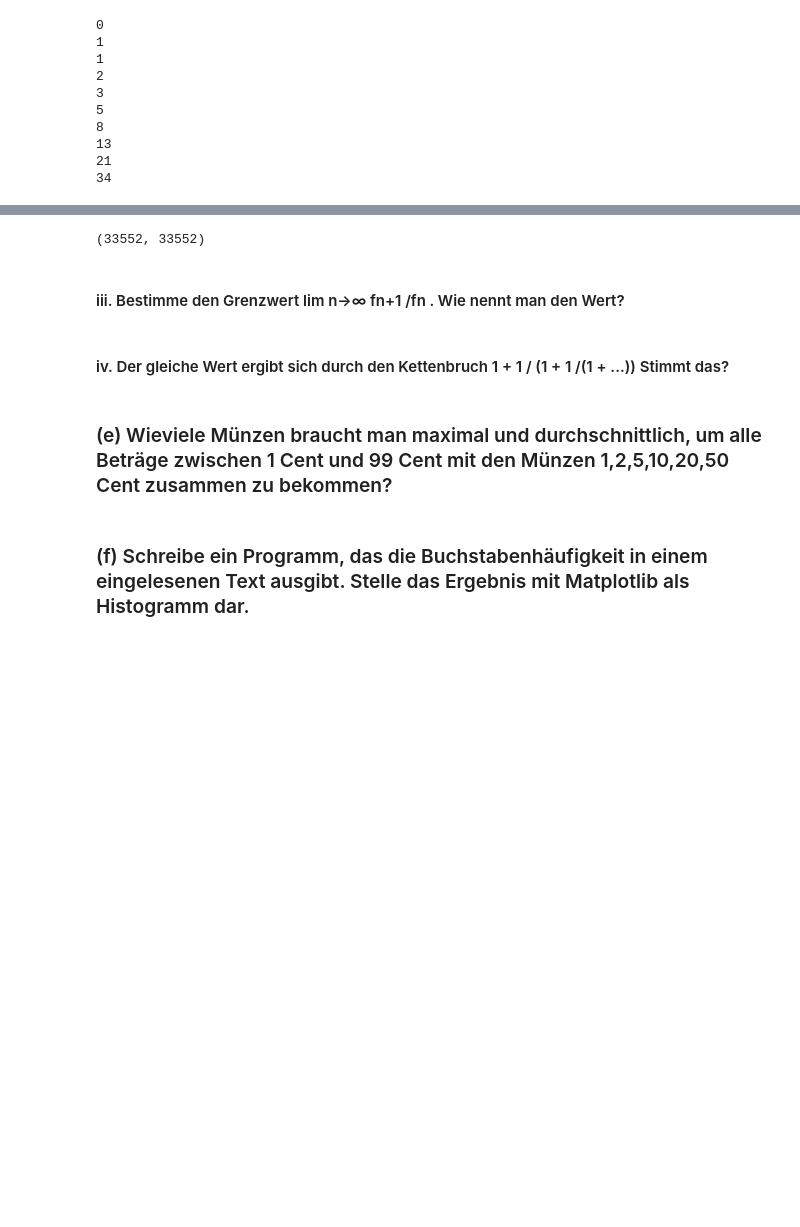
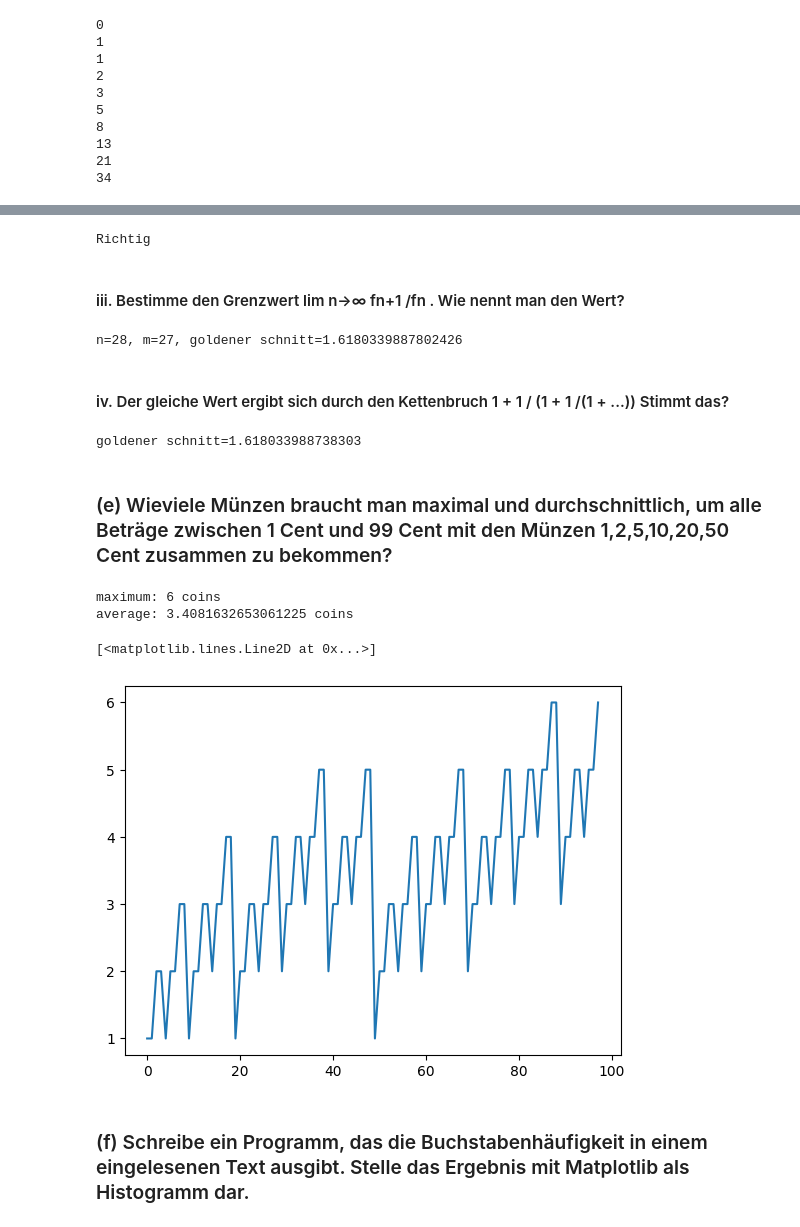
Before and after one commit to emhl/CoPhy2, a Jupyter notebook: Blatt1-Python-Kombinatorik/Blatt-1.ipynb, the cells around one changed output, grey strips where cells are left out. Cells and saved outputs as stored; diff of their text form; code cells hidden in the pictures; blank space fills up the shorter version.

```diff
--- a/Blatt1-Python-Kombinatorik/Blatt-1.ipynb
+++ b/Blatt1-Python-Kombinatorik/Blatt-1.ipynb
@@ -208,17 +234,80 @@ for i in range(10):
 # %%
-n = 12
+n = 30
 m = 0
 for i in range(n+1):
     m += fib(i)**2
-l = fib(n)*fib(n+1)
-m,l
+    l = fib(i)*fib(i+1)
+    #print(m,l)
+    if(m != l):
+        print("Falsch")
+        break
+print("Richtig")
 # %% [output]
-(33552, 33552)
+Richtig
 # %% [markdown]
 #### iii. Bestimme den Grenzwert lim n→∞ fn+1 /fn . Wie nennt man den Wert?
+# %%
+n = 2
+m = 1
+k = 0
+
+bound = 1e-10
+while (True):
+    n+=1
+    m+=1
+    if (abs(fib(n)/fib(m) - k) < bound):
+        print(f"n={n}, m={m}, goldener schnitt={k}")
+        break
+    k = fib(n)/fib(m)
+# %% [output]
+n=28, m=27, goldener schnitt=1.6180339887802426
 # %% [markdown]
 #### iv. Der gleiche Wert ergibt sich durch den Kettenbruch 1 + 1 / (1 + 1 /(1 + ...)) Stimmt das?
+# %%
+current = 1
+last = 0
+
+bound = 1e-10
+while (True):
+    last = current
+    current =  1 + 1/current
+    if (abs(current - last) < bound):
+        print(f"goldener schnitt={current}")
+        break
+# %% [output]
+goldener schnitt=1.618033988738303
 # %% [markdown]
 ### (e) Wieviele Münzen braucht man maximal und durchschnittlich, um alle Beträge zwischen 1 Cent und 99 Cent mit den Münzen 1,2,5,10,20,50 Cent zusammen zu bekommen?
+# %%
+def usedCoins(value):
+    coins = [1,2,5,10,20,50]
+    result = []
+    for coin in reversed(coins):
+        while (value >= coin):
+            result.append(coin)
+            value -= coin
+    return result
+
+def usedCoinCount(value):
+    coins = [1,2,5,10,20,50]
+    result = 0
+    for coin in reversed(coins):
+        while (value >= coin):
+            result += 1
+            value -= coin
+    return result
+# %%
+used = []
+for i in range(1,99):
+    used.append(usedCoinCount(i))
+
+print(f"maximum: {np.max(used)} coins")
+print(f"average: {np.average(used)} coins")
+plt.plot(used)
+# %% [output]
+maximum: 6 coins
+average: 3.4081632653061225 coins
+[<matplotlib.lines.Line2D at 0x...>]
+[figure, added]
 # %% [markdown]
 ### (f) Schreibe ein Programm, das die Buchstabenhäufigkeit in einem eingelesenen Text ausgibt. Stelle das Ergebnis mit Matplotlib als Histogramm dar.
```
Also changed, not shown: parts of 7 cells of this notebook, 1 other file.
